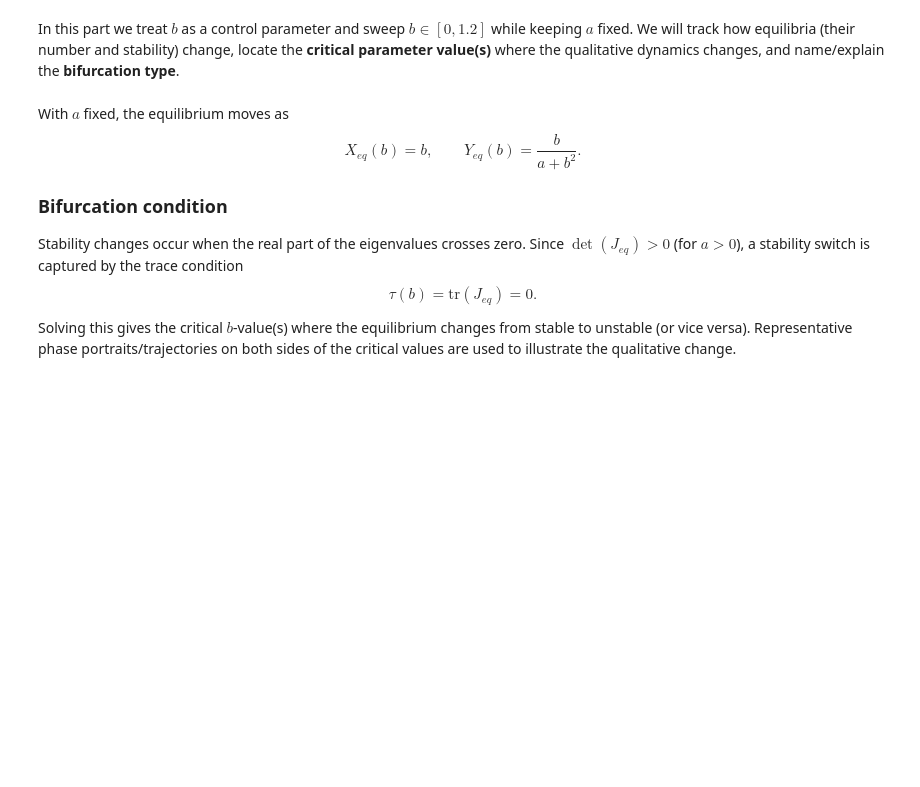
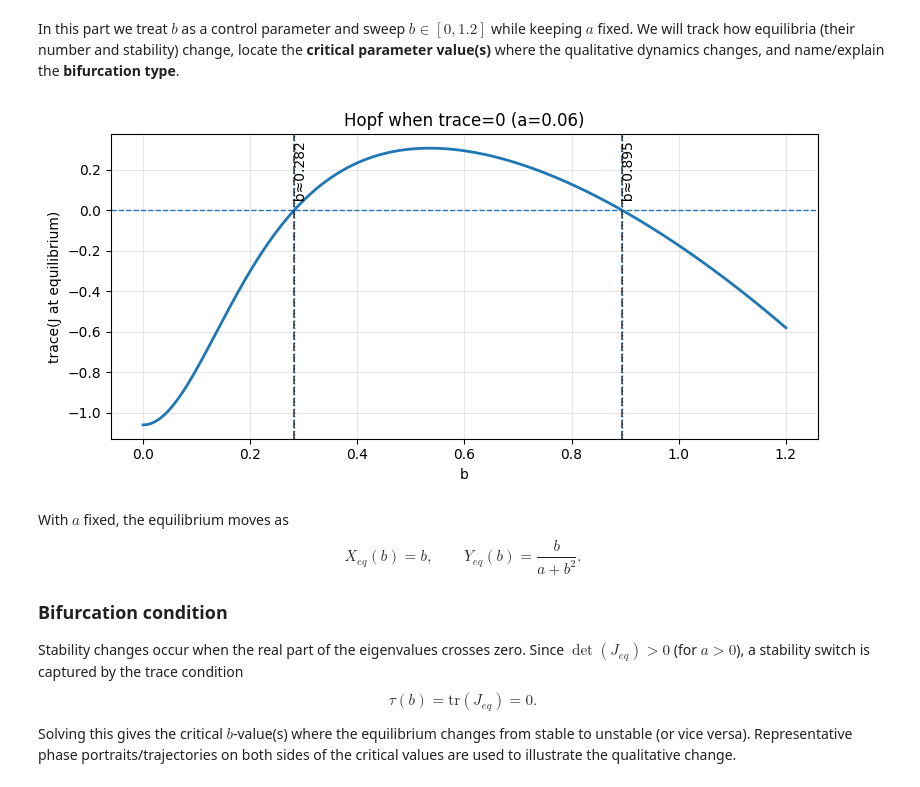
Before and after one commit to trcools/2e-bachelor-Fysica, a Jupyter notebook: Biophysics/Examen/Exam-part-1/finals-part-1.ipynb, the cells around one changed output. Drawn from its saved outputs; the diff is of its cells as text; code cells hidden in the pictures; blank space fills up the shorter version.

```diff
--- a/Biophysics/Examen/Exam-part-1/finals-part-1.ipynb
+++ b/Biophysics/Examen/Exam-part-1/finals-part-1.ipynb
@@ -153,6 +150,10 @@ The presence of a stable limit cycle suggests that the system has undergone a Ho
 ## 1.4 Bifurcations when varying $b$
 # %% [markdown]
 In this part we treat $b$ as a control parameter and sweep $b\in[0,1.2]$ while keeping $a$ fixed. We will track how equilibria (their number and stability) change, locate the **critical parameter value(s)** where the qualitative dynamics changes, and name/explain the **bifurcation type**.
+# %%
+glucose.plot_trace_vs_b()
+# %% [output]
+[figure, added]
 # %% [markdown]
 With $a$ fixed, the equilibrium moves as
 $$
```
Also changed, not shown: parts of 7 cells of this notebook, 9 other files.
